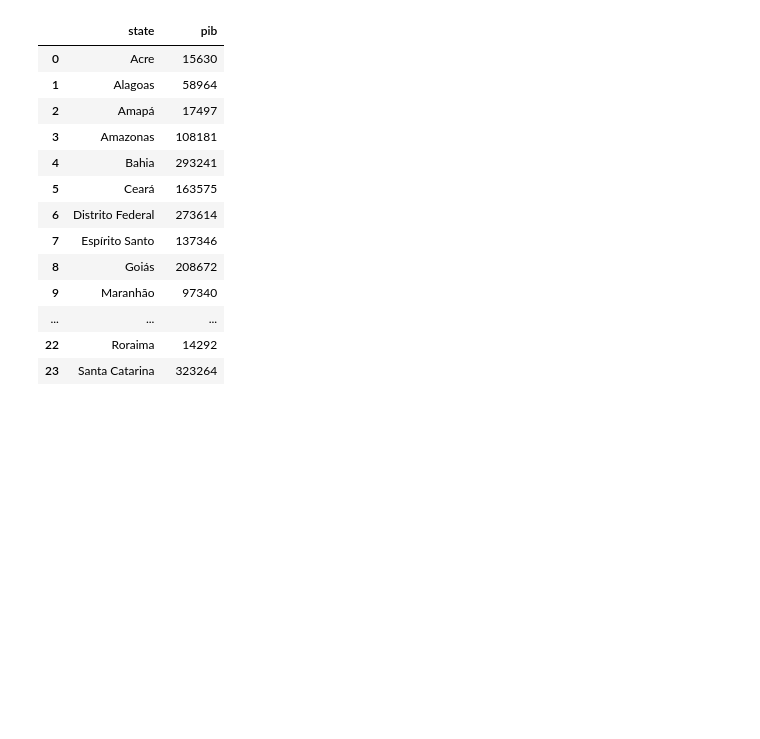
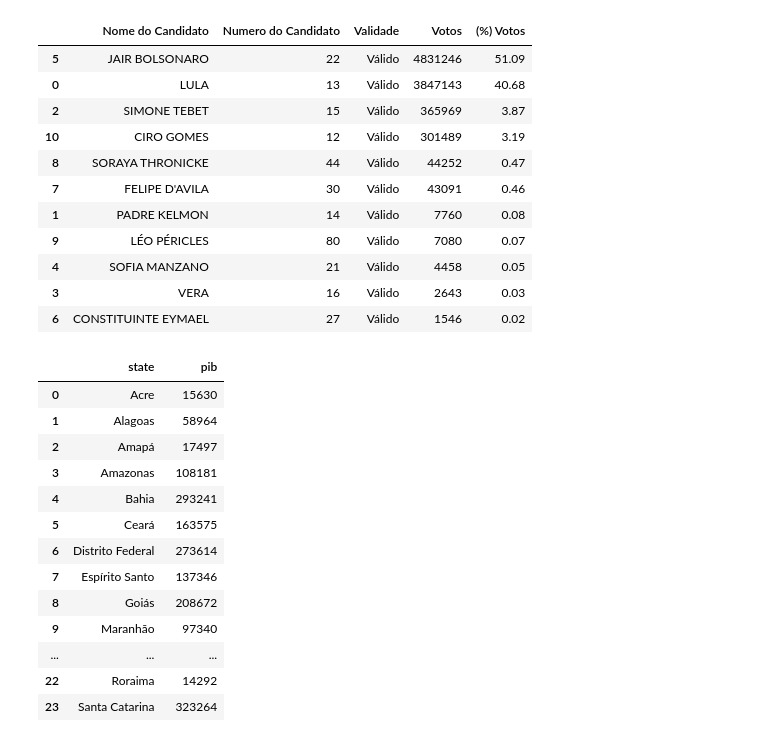
Before and after one commit to luisArthurRodriguesDaSilva/analise-eleicoes-brasileiras-2022, a Jupyter notebook: mapa.ipynb, the cells around one changed output. Cells and saved outputs as stored; diff of their text form; code cells hidden in the pictures; blank space fills up the shorter version.

```diff
--- a/mapa.ipynb
+++ b/mapa.ipynb
@@ -9,3 +10,22 @@ import json
+# %%
+path = '/content/drive/MyDrive/electionsData.pkl'
+with open(path,'rb') as f:
+  electionsData = (pike.load(f))
+# %%
+electionsData['rj']['Presidente']
+# %% [output]
+|  | Nome do Candidato | Numero do Candidato | Validade | Votos | (%) Votos |
+| 5 | JAIR BOLSONARO | 22 | Válido | 4831246 | 51.09 |
+| 0 | LULA | 13 | Válido | 3847143 | 40.68 |
+| 2 | SIMONE TEBET | 15 | Válido | 365969 | 3.87 |
+| 10 | CIRO GOMES | 12 | Válido | 301489 | 3.19 |
+| 8 | SORAYA THRONICKE | 44 | Válido | 44252 | 0.47 |
+| 7 | FELIPE D'AVILA | 30 | Válido | 43091 | 0.46 |
+| 1 | PADRE KELMON | 14 | Válido | 7760 | 0.08 |
+| 9 | LÉO PÉRICLES | 80 | Válido | 7080 | 0.07 |
+| 4 | SOFIA MANZANO | 21 | Válido | 4458 | 0.05 |
+| 3 | VERA | 16 | Válido | 2643 | 0.03 |
+| 6 | CONSTITUINTE EYMAEL | 27 | Válido | 1546 | 0.02 |
 # %%
 url = 'https://raw.githubusercontent.com/codeforgermany/click_that_hood/main/public/data/brazil-states.geojson'
 data = requests.get(url).json()
```
Also changed, not shown: parts of 2 cells of this notebook.
